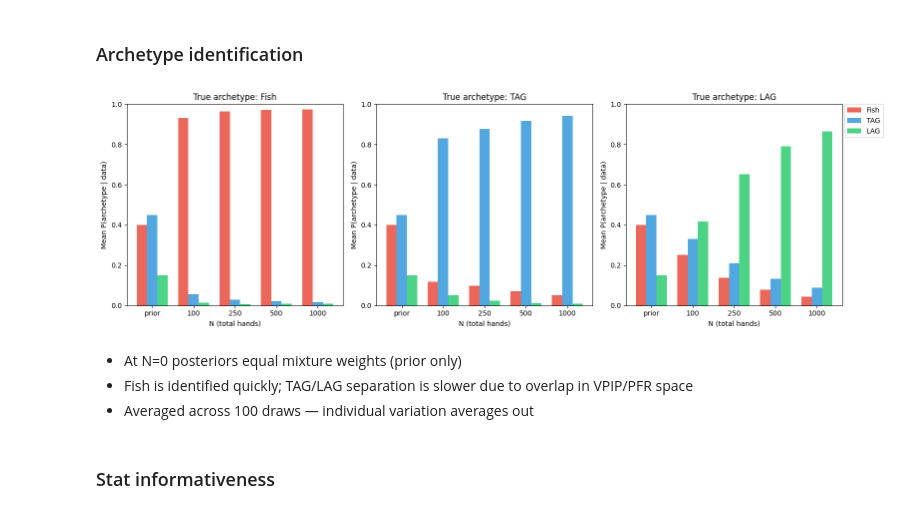
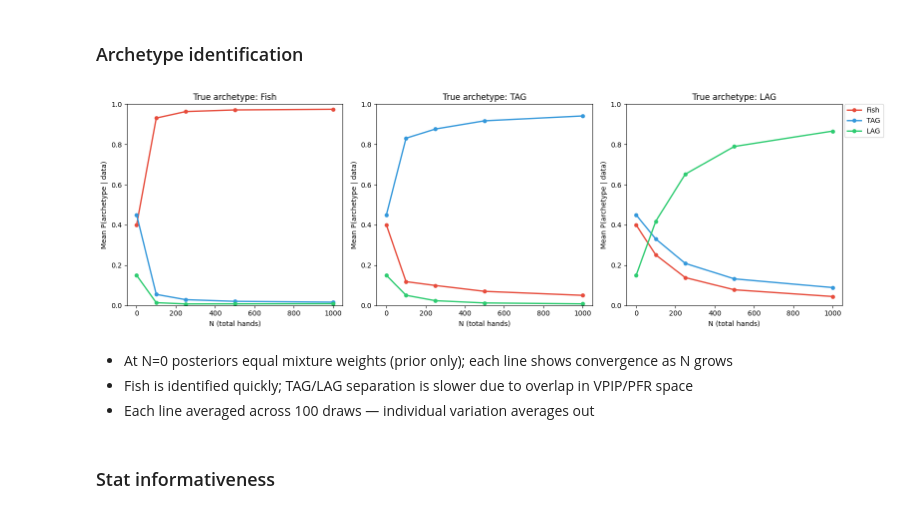
Before and after one commit to jasonzhixinglu/bayesian-hud, a Jupyter notebook: notebooks/bayesian_hud_executed.ipynb, the cells around one changed output. Saved outputs shown, nothing was run; the diff lists cells and outputs as text; code cells hidden in the pictures.

```diff
--- a/notebooks/bayesian_hud_executed.ipynb
+++ b/notebooks/bayesian_hud_executed.ipynb
@@ -146,14 +162,14 @@ plt.show()
 # %% [markdown]
 ### Archetype identification
 # %%
-fig = plot_archetype_posteriors_bar()
+fig = plot_archetype_posteriors_line()
 plt.show()
 # %% [output]
-[figure, old version]
+[figure, new version]
 # %% [markdown]
-- At N=0 posteriors equal mixture weights (prior only)
+- At N=0 posteriors equal mixture weights (prior only); each line shows convergence as N grows
 - Fish is identified quickly; TAG/LAG separation is slower due to overlap in VPIP/PFR space
-- Averaged across 100 draws — individual variation averages out
+- Each line averaged across 100 draws — individual variation averages out
 # %% [markdown]
 ### Stat informativeness
 # %%
```
Also changed, not shown: parts of 8 cells of this notebook, 1 other file.
